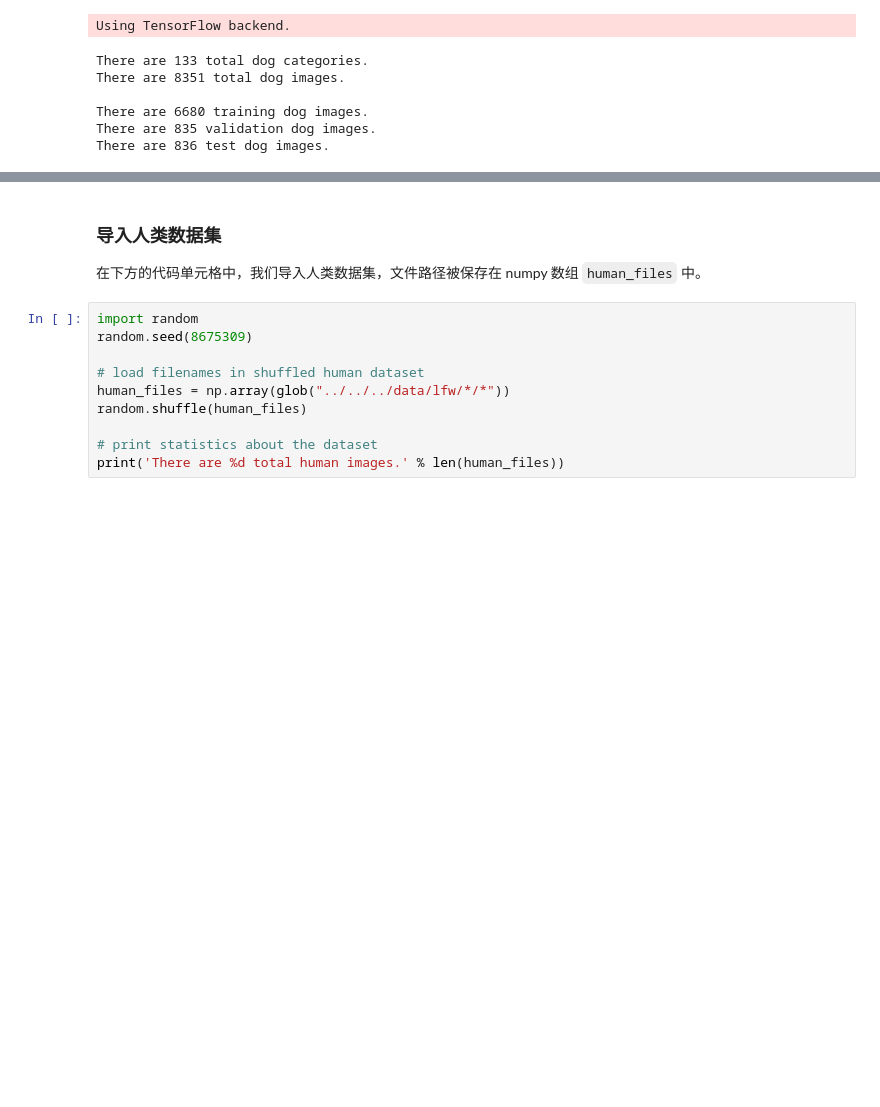
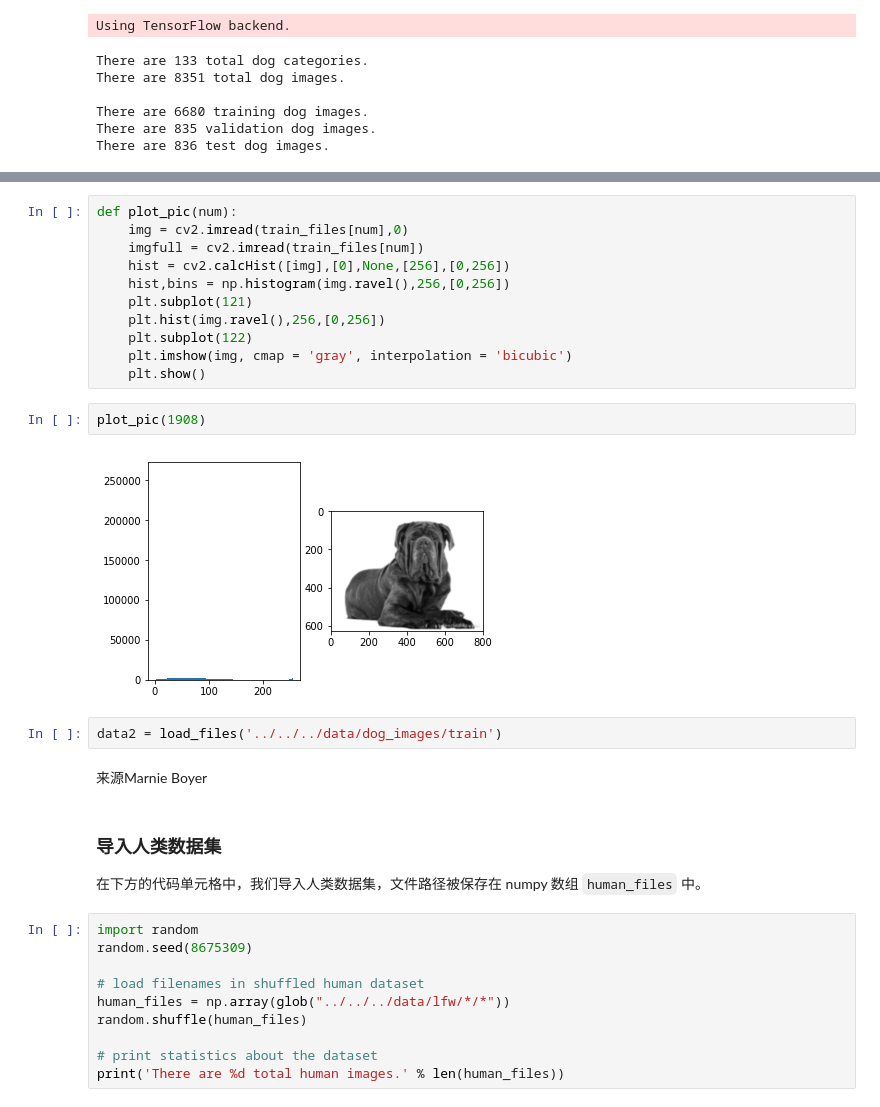
Before and after one commit to ddhgy/DogBreedClassifier, a Jupyter notebook: dog_app-zh.ipynb, the cells around one changed output, grey strips where cells are left out. Drawn from its saved outputs; the diff is of its cells as text; blank space fills up the shorter version.

```diff
--- a/dog_app-zh.ipynb
+++ b/dog_app-zh.ipynb
@@ -96,3 +146,22 @@ There are 836 test dog images.
+# %%
+def plot_pic(num):
+    img = cv2.imread(train_files[num],0)
+    imgfull = cv2.imread(train_files[num])
+    hist = cv2.calcHist([img],[0],None,[256],[0,256])
+    hist,bins = np.histogram(img.ravel(),256,[0,256])
+    plt.subplot(121)
+    plt.hist(img.ravel(),256,[0,256])
+    plt.subplot(122)
+    plt.imshow(img, cmap = 'gray', interpolation = 'bicubic')
+    plt.show()
+# %%
+plot_pic(1908)
+# %% [output]
+[figure, added]
+# %%
+data2 = load_files('../../../data/dog_images/train')
+# %% [markdown]
+来源Marnie Boyer
 # %% [markdown]
 ### 导入人类数据集
 
```
Also changed, not shown: parts of 14 cells of this notebook, 2 other files.
